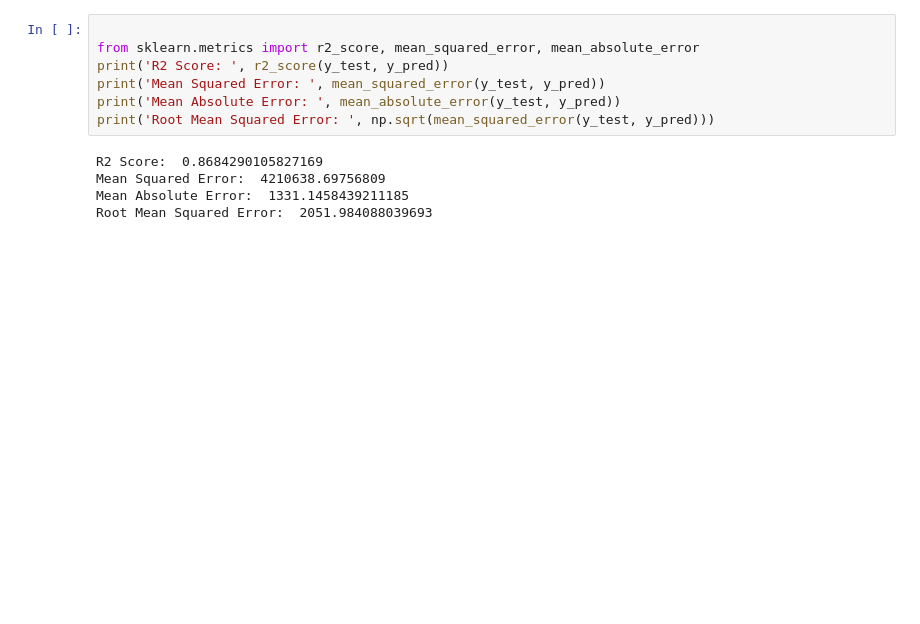
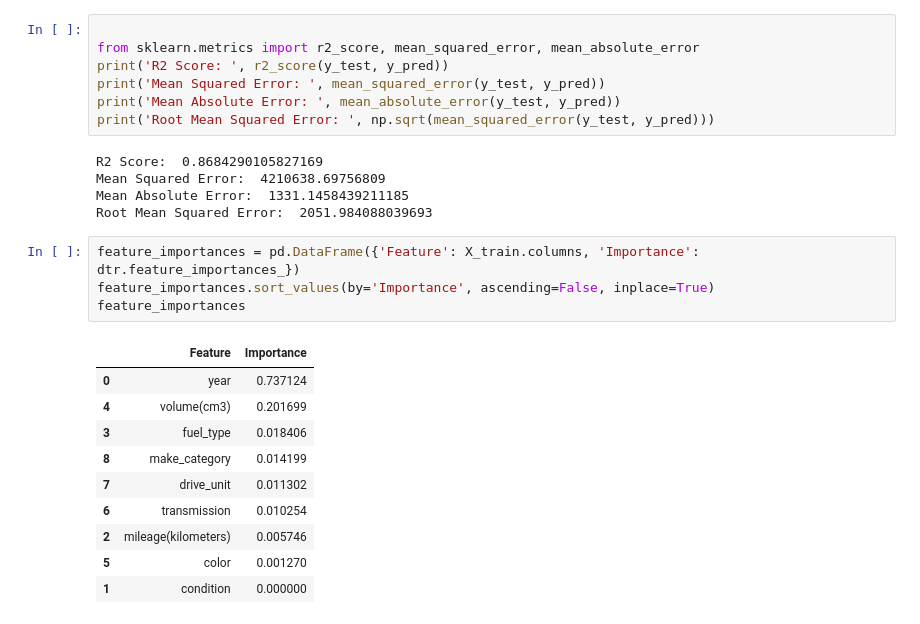
Before and after one commit to Afwanms/DataScientistPorto, a Jupyter notebook: CarPricesPrediction/cars-code.ipynb, the cells around one changed output. Cells and saved outputs as stored; diff of their text form; blank space fills up the shorter version.

Commit message:
Feature Importance

```diff
--- a/CarPricesPrediction/cars-code.ipynb
+++ b/CarPricesPrediction/cars-code.ipynb
@@ -286,3 +286,18 @@ R2 Score:  0.8684290105827169
 Mean Squared Error:  4210638.69756809
 Mean Absolute Error:  1331.1458439211185
 Root Mean Squared Error:  2051.984088039693
+# %%
+feature_importances = pd.DataFrame({'Feature': X_train.columns, 'Importance': dtr.feature_importances_})
+feature_importances.sort_values(by='Importance', ascending=False, inplace=True)
+feature_importances
+# %% [output]
+|  | Feature | Importance |
+| 0 | year | 0.737124 |
+| 4 | volume(cm3) | 0.201699 |
+| 3 | fuel_type | 0.018406 |
+| 8 | make_category | 0.014199 |
+| 7 | drive_unit | 0.011302 |
+| 6 | transmission | 0.010254 |
+| 2 | mileage(kilometers) | 0.005746 |
+| 5 | color | 0.001270 |
+| 1 | condition | 0.000000 |
```
